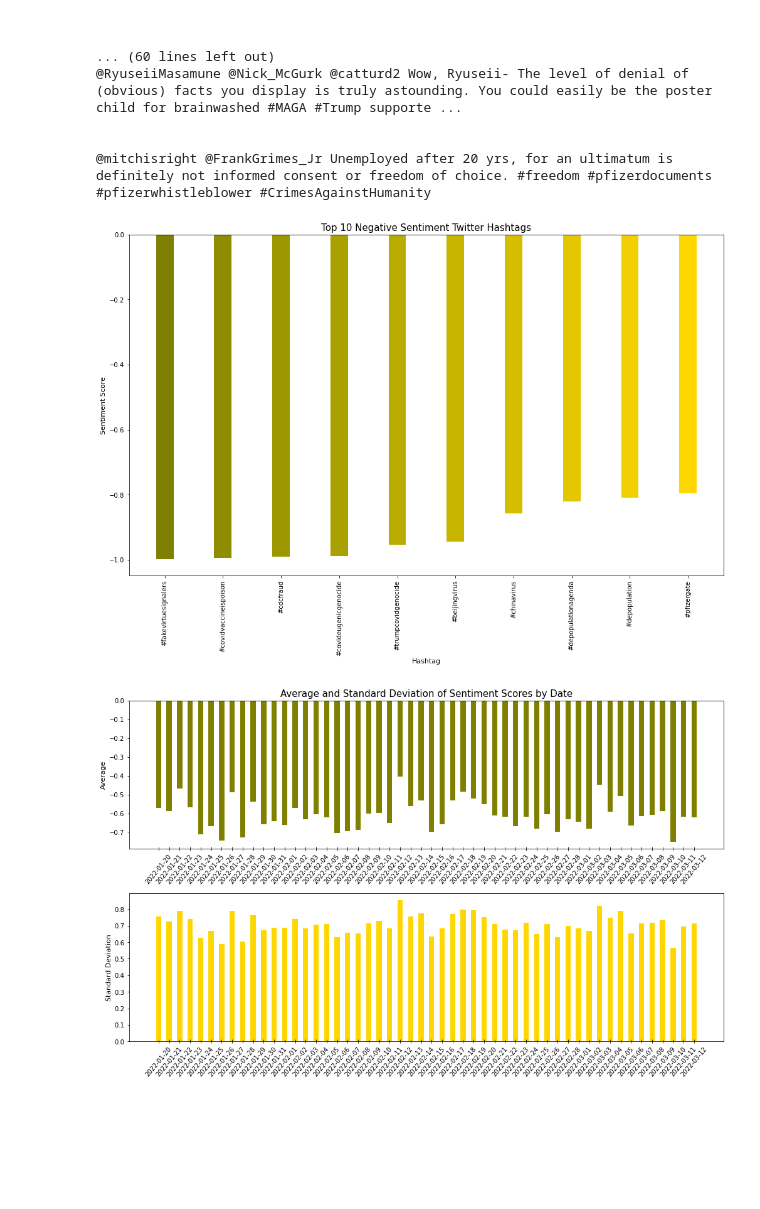
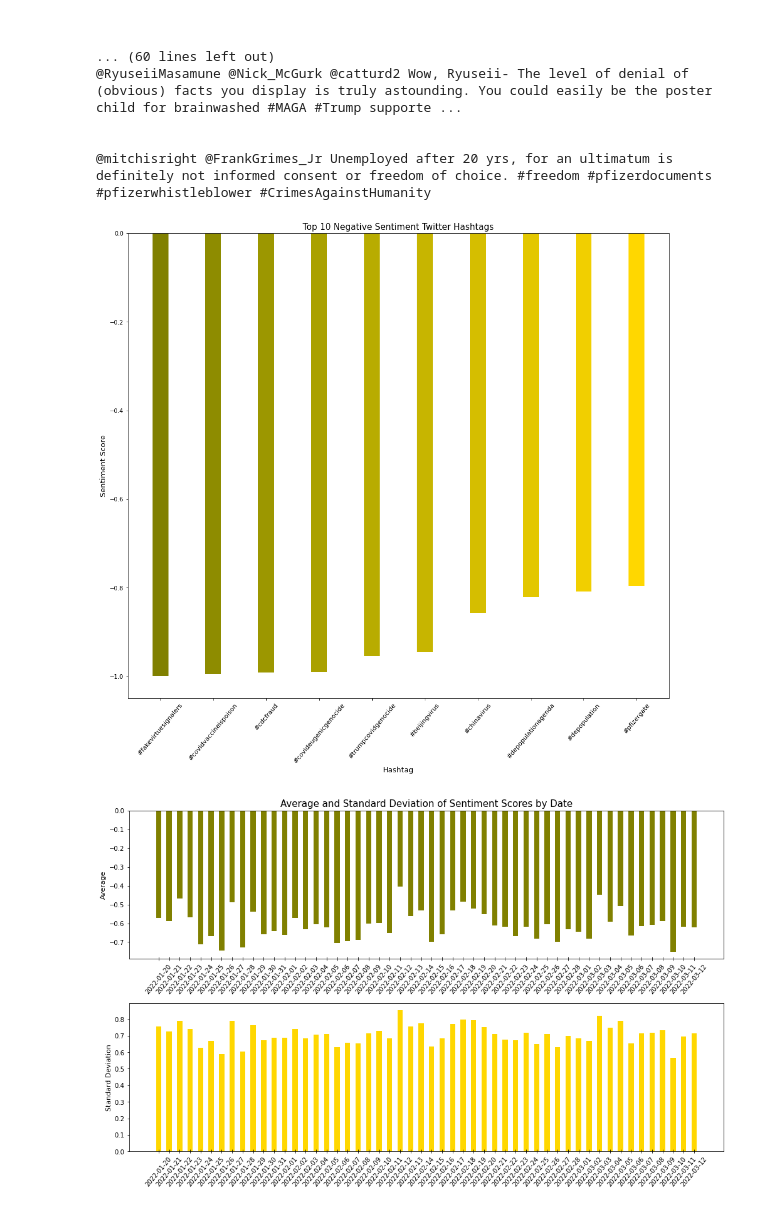
Before and after one commit to xdyhay/cmpt733_project, a Jupyter notebook: sentiment-3.ipynb, the cells around one changed output. Cells and saved outputs as stored; diff of their text form; code cells hidden in the pictures; blank space fills up the shorter version.

Commit message:
Update sentiment-3

```diff
--- a/sentiment-3.ipynb
+++ b/sentiment-3.ipynb
@@ -48,4 +50,4 @@ sia = TextClassifier.load('en-sentiment')
 # %%
-df = pd.read_csv('./merged_data_all.csv')
+df = pd.read_csv('./conspiracy_theories_data.csv')
 df
 # %% [output]
@@ -138,11 +140,11 @@ def get_sentiment_analysis(df):
     df['sentiment_vader'] = df['vader_score'].apply(sentiment_analysis)
     return df
 # %%
-df = pd.read_csv('./merged_data_all.csv')
+df = pd.read_csv('./conspiracy_theories_data.csv')
 df = get_sentiment_analysis(df)
-covid_df = pd.read_csv('./covid_data.csv')
+covid_df = pd.read_csv('./test_covid_data.csv')
 covid_df = get_sentiment_analysis(covid_df)
-truckers_df = pd.read_csv('./truckers_data.csv')
+truckers_df = pd.read_csv('./test_truckers_data.csv')
 truckers_df = get_sentiment_analysis(truckers_df)
 # %%
 fig1 = plt.figure(figsize=(17,10))
@@ -210,23 +212,23 @@ It’s absolutely no wonder that #QAnon &amp; the #GOP are so focused on child s
 # %%
 df1 = df.groupby('search')['flair_score'].mean().sort_values().head(10).to_frame().reset_index()
 
-fig5 = plt.figure(figsize=(17,10))
+fig5 = plt.figure(figsize=(17,15))
 
 olive = Color("olive")
 colors = list(olive.range_to(Color("gold"), 10))
 colors = [color.rgb for color in colors]
 
 plt.bar(df1['search'], df1['flair_score'], width=0.3, color=colors)
 
 plt.title('Top 10 Negative Sentiment Twitter Hashtags', fontsize=15)
-plt.ylabel('Sentiment Score', fontsize=11)
-plt.xlabel('Hashtag', fontsize=11)
-plt.xticks(rotation=90)
+plt.ylabel('Sentiment Score', fontsize=13)
+plt.xlabel('Hashtag', fontsize=13)
+plt.xticks(rotation=50, fontsize=11)
 
 plt.show()
 fig5.savefig('top10.png')
 # %% [output]
-[figure, old version]
+[figure, new version]
 # %%
 df2 = pd.read_excel("month.xlsx")
 # %%
```
Also changed, not shown: parts of 17 cells of this notebook.
